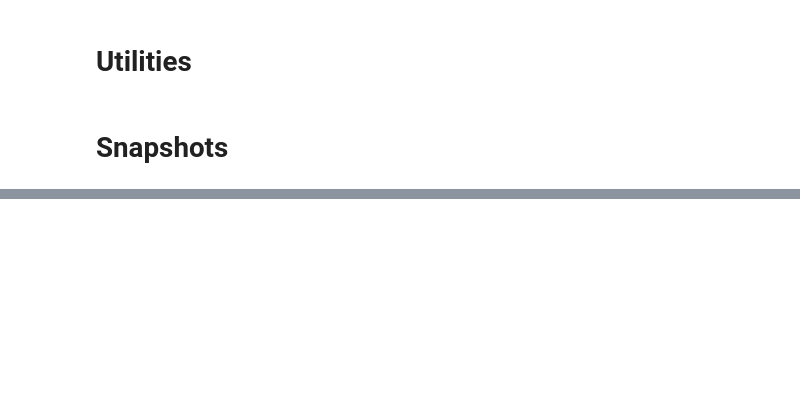
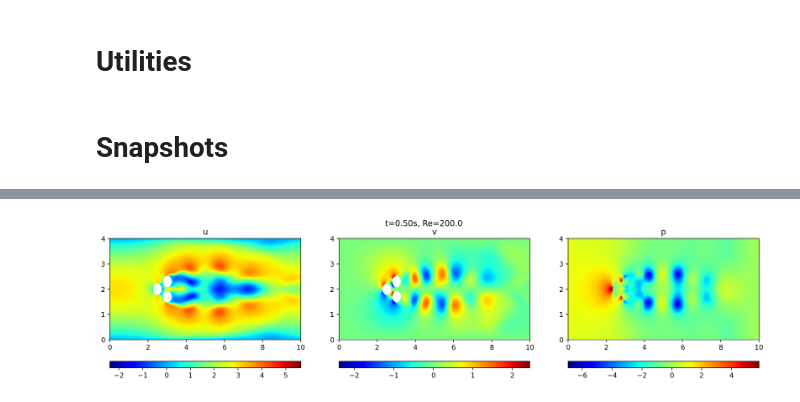
Before and after one commit to adrianoracano/mySHRED, a Jupyter notebook: dataset_pinball_parallel.ipynb, the cells around one changed output, grey strips where cells are left out. Drawn from its saved outputs; the diff is of its cells as text; code cells hidden in the pictures; blank space fills up the shorter version.

```diff
--- a/dataset_pinball_parallel.ipynb
+++ b/dataset_pinball_parallel.ipynb
@@ -1162,0 +1060,93 @@ if rank==0:
+# %%
+%%px
+import matplotlib.pyplot as plt
+from matplotlib.animation import FuncAnimation
+
+if rank==0:
+    fig, axs = plt.subplots(1, 3)
+    # add_zoom(2.4)
+
+    # add_zoom(2.4)
+
+    plt.gcf().set_figheight(plt.gcf().get_figheight() * 0.3)
+    zoom = 2.7
+    plt.gcf().set_figheight(plt.gcf().get_figheight() * zoom)
+    plt.gcf().set_figwidth(plt.gcf().get_figwidth() * zoom)
+
+    # Aggiungi le colorbar statiche fuori dalla funzione di aggiornamento
+    cbar_u = fig.colorbar(sm_u, ax=axs[0], orientation='horizontal', pad = 0.15, aspect = 30)
+    axs[0].set_title("u")
+    cbar_u = fig.colorbar(sm_v, ax=axs[1], orientation='horizontal', pad = 0.15, aspect = 30)
+    axs[1].set_title("v")
+    cbar_p = fig.colorbar(sm_p, ax=axs[2], orientation='horizontal', pad = 0.15, aspect = 30)
+    axs[2].set_title("p")
+
+    # 2) Funzione di inizializzazione (vuota, serve se usi blit=True)
+    def init():
+        for ax in axs:
+            ax.clear()
+            ax.set_aspect("equal")
+        # ricrea le colorbar se necessario, oppure lasciale fisse come qui
+        return []
+
+    # Qui mettiamo i contenitori per gli artisti che cambiano
+    last_contours = []
+    last_patches = []
+
+    def update(frame):
+        # 1) Rimuovi i vecchi TriContourSet
+        for cs in last_contours:
+            cs.remove()
+        last_contours.clear()
+
+        # 2) Rimuovi le patch dei cilindri
+        for patch in last_patches:
+            patch.remove()
+        last_patches.clear()
+
+        # 3) Ridisegna i contour
+        cs1 = axs[0].tricontourf(
+            triang, u_np[frame, :],
+            cmap="jet", levels=200, norm=norm_u
+        )
+        cs2 = axs[1].tricontourf(
+            triang, v_np[frame, :],
+            cmap="jet", levels=200, norm=norm_v
+        )
+        cs3 = axs[2].tricontourf(
+            triang, p_np[frame, :],
+            cmap="jet", levels=200, norm=norm_p
+        )
+
+        # memorizza i TriContourSet
+        last_contours.extend([cs1, cs2])
+
+        # 4) Ridisegna il cilindro, tenendo le patch appena creare in una lista
+        for cyl in cyl_coords:
+            patch = axs[0].fill(cyl[:,0], cyl[:,1], 'white', edgecolor='white', lw=1.5)[0]
+            last_patches.append(patch)
+            patch = axs[1].fill(cyl[:,0], cyl[:,1], 'white', edgecolor='white', lw=1.5)[0]
+            last_patches.append(patch)
+
+        # 5) Aggiorna il titolo
+        t_val = frame / timesteps * T
+        Re = U_max * np.cos(params[0][0]) * 2 * R * rho_ / params[1][0]
+        fig.suptitle(f"t={t_val:.2f}s, Re={Re:.1f}")
+
+        # Ritorniamo i due TriContourSet (basta loro, matplotlib sa rinfrescare i patch)
+        return last_contours
+
+    # Costruiamo l'animazione
+    n_frames = ntimes
+    ani = FuncAnimation(
+        fig, update, frames=range(n_frames),
+        blit=True, interval=100
+    )
+
+    # # Per vederla in Jupyter:
+    # from IPython.display import HTML
+    # HTML(ani.to_jshtml())
+
+    # Oppure per salvarla:
+    ani.save("animazione.mp4", writer="ffmpeg", fps=10)
+# %% [output]
@@ -1162,0 +1154 @@ if rank==0:
+[figure, added]
```
Also changed, not shown: parts of 15 cells of this notebook, 1 other file.
